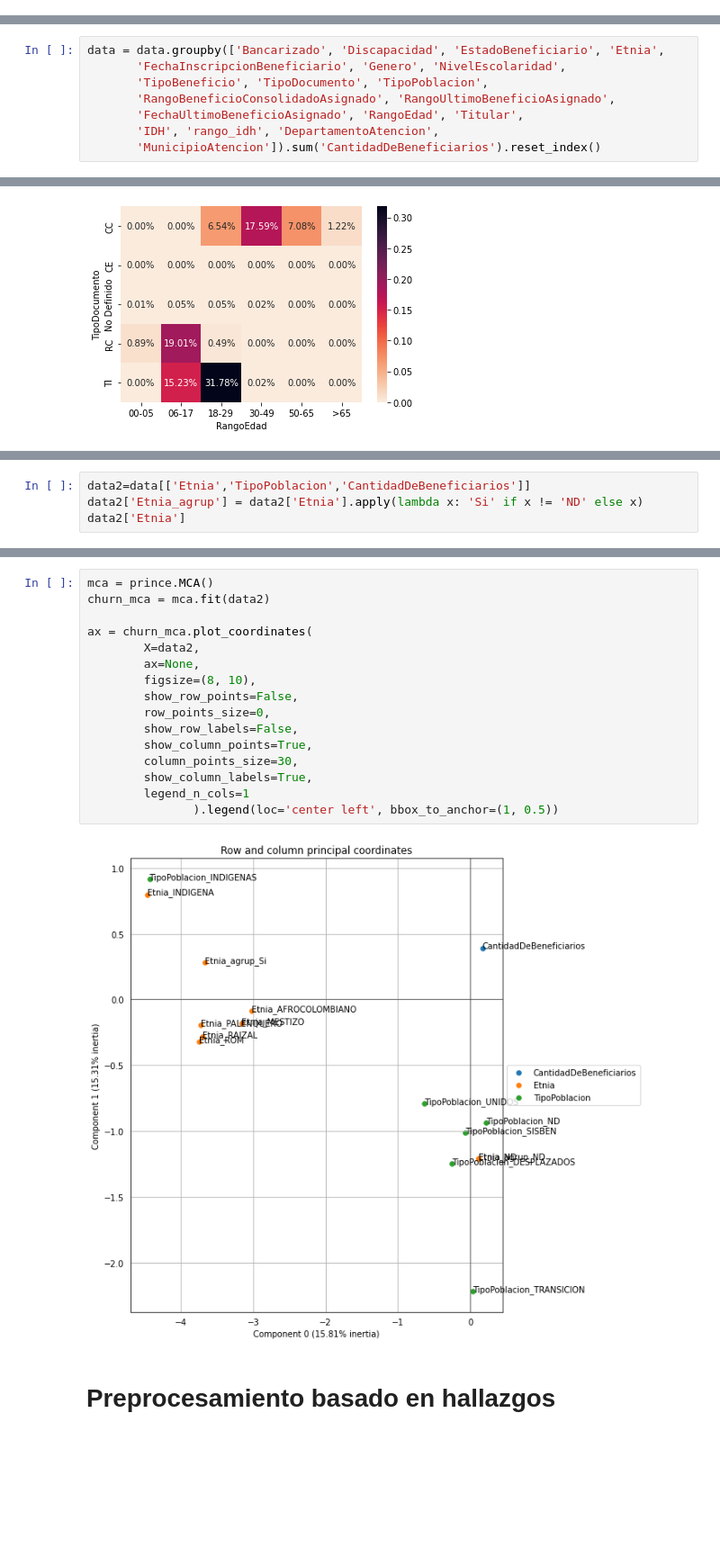
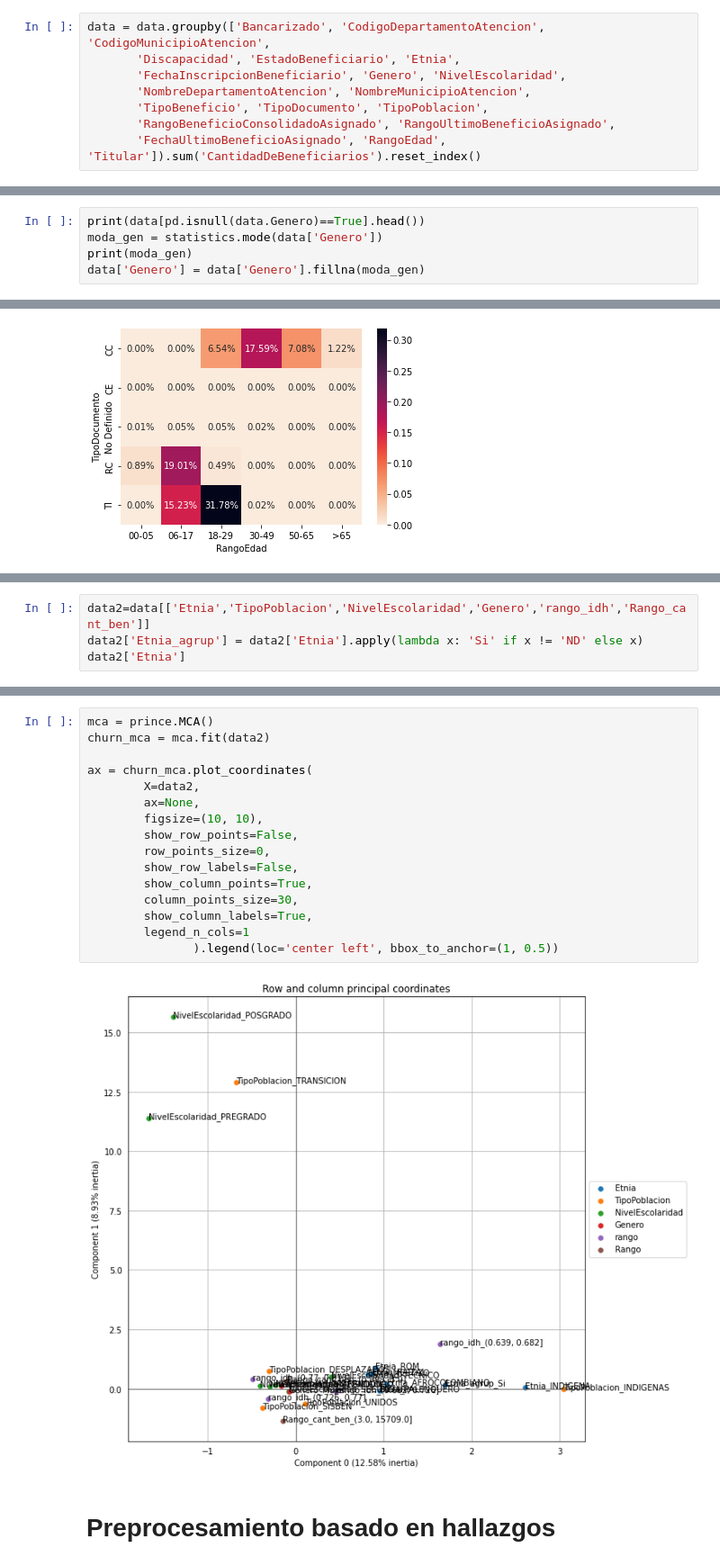
Before and after one commit to fpieschaconr/Mineria-datos-2022-II-proyecto, a Jupyter notebook: Proyecto 1 avance.ipynb, the cells around one changed output, grey strips where cells are left out. Shown at 90% size. Saved outputs shown, nothing was run; the diff lists cells and outputs as text; blank space fills up the shorter version.

```diff
--- a/Proyecto 1 avance.ipynb
+++ b/Proyecto 1 avance.ipynb
@@ -199,0 +137,8 @@ data.drop('TipoAsignacionBeneficio', axis=1, inplace=True)
+# %%
+data = data.groupby(['Bancarizado', 'CodigoDepartamentoAtencion', 'CodigoMunicipioAtencion',
+       'Discapacidad', 'EstadoBeneficiario', 'Etnia',
+       'FechaInscripcionBeneficiario', 'Genero', 'NivelEscolaridad',
+       'NombreDepartamentoAtencion', 'NombreMunicipioAtencion',
+       'TipoBeneficio', 'TipoDocumento', 'TipoPoblacion',
+       'RangoBeneficioConsolidadoAsignado', 'RangoUltimoBeneficioAsignado',
+       'FechaUltimoBeneficioAsignado', 'RangoEdad', 'Titular']).sum('CantidadDeBeneficiarios').reset_index()
@@ -199,0 +222,5 @@ data.drop('TipoAsignacionBeneficio', axis=1, inplace=True)
+# %%
+print(data[pd.isnull(data.Genero)==True].head())
+moda_gen = statistics.mode(data['Genero'])
+print(moda_gen)
+data['Genero'] = data['Genero'].fillna(moda_gen)
@@ -320,8 +360,0 @@ Index(['Bancarizado', 'Discapacidad', 'EstadoBeneficiario', 'Etnia',
-# %%
-data = data.groupby(['Bancarizado', 'Discapacidad', 'EstadoBeneficiario', 'Etnia',
-       'FechaInscripcionBeneficiario', 'Genero', 'NivelEscolaridad',
-       'TipoBeneficio', 'TipoDocumento', 'TipoPoblacion',
-       'RangoBeneficioConsolidadoAsignado', 'RangoUltimoBeneficioAsignado',
-       'FechaUltimoBeneficioAsignado', 'RangoEdad', 'Titular',
-       'IDH', 'rango_idh', 'DepartamentoAtencion',
-       'MunicipioAtencion']).sum('CantidadDeBeneficiarios').reset_index()
@@ -709,5 +746,5 @@ d[['Etnia','CantidadDeBeneficiarios']].sort_values(by='CantidadDeBeneficiarios',
 # %%
-data2=data[['Etnia','TipoPoblacion','CantidadDeBeneficiarios']]
+data2=data[['Etnia','TipoPoblacion','NivelEscolaridad','Genero','rango_idh','Rango_cant_ben']]
 data2['Etnia_agrup'] = data2['Etnia'].apply(lambda x: 'Si' if x != 'ND' else x)
 data2['Etnia']
 # %% [output]
@@ -731,21 +769,21 @@ Name: Etnia, Length: 854663, dtype: object
 # %%
 mca = prince.MCA()
 churn_mca = mca.fit(data2)
 
 ax = churn_mca.plot_coordinates(
         X=data2,
         ax=None,
-        figsize=(8, 10),
+        figsize=(10, 10),
         show_row_points=False,
         row_points_size=0,
         show_row_labels=False,
         show_column_points=True,
         column_points_size=30,
         show_column_labels=True,
         legend_n_cols=1
                ).legend(loc='center left', bbox_to_anchor=(1, 0.5))
 # %% [output]
-[figure, old version]
+[figure, new version]
 # %% [markdown]
 # Preprocesamiento basado en hallazgos
 # %% [markdown]
```
Also changed, not shown: parts of 86 cells of this notebook, 4 other files.
